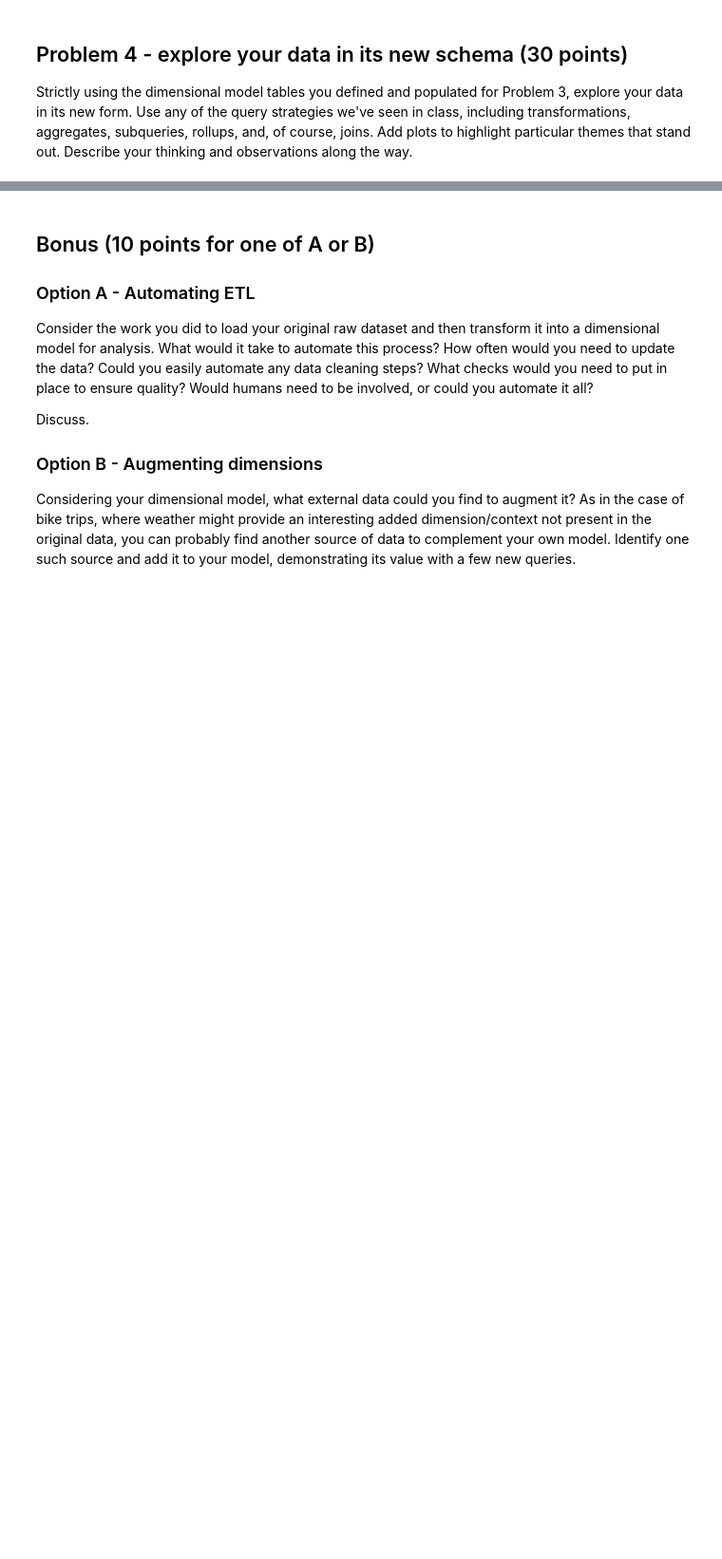
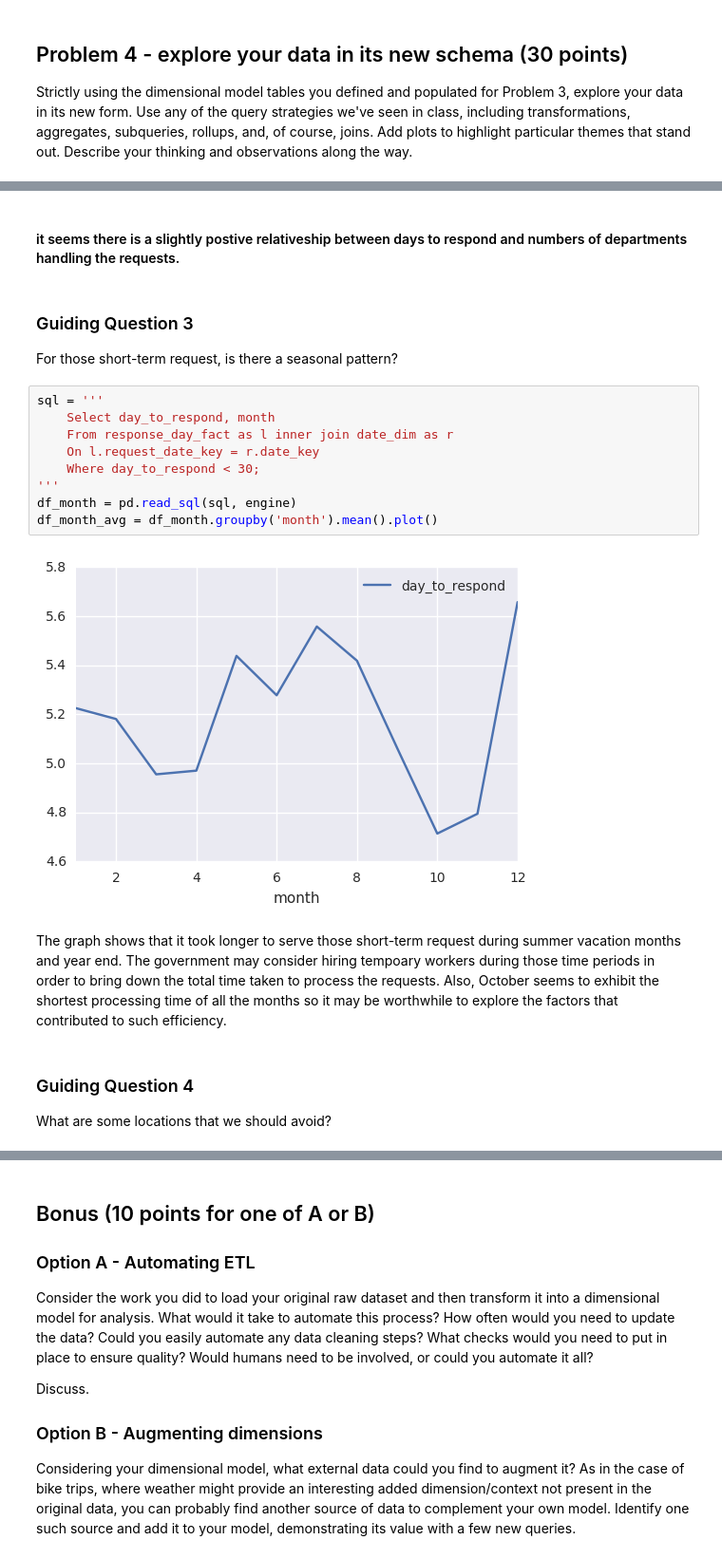
Before and after one commit to zhengweifz/istm-6212, a Jupyter notebook: project-02.ipynb, the cells around one changed output, grey strips where cells are left out. Shown at 95% size. Drawn from its saved outputs; the diff is of its cells as text; blank space fills up the shorter version.

```diff
--- a/project-02.ipynb
+++ b/project-02.ipynb
@@ -175,0 +604,22 @@ Strictly using the dimensional model tables you defined and populated for Proble
+# %% [markdown]
+#### it seems there is a  slightly postive relativeship between days to respond and numbers of departments handling the requests.
+# %% [markdown]
+### Guiding Question 3
+For those short-term request, is there a seasonal pattern?
+# %%
+sql = '''
+    Select day_to_respond, month
+    From response_day_fact as l inner join date_dim as r
+    On l.request_date_key = r.date_key
+    Where day_to_respond < 30;
+'''
+df_month = pd.read_sql(sql, engine)
+df_month_avg = df_month.groupby('month').mean().plot()
+# %% [output]
+[figure, added]
+# %% [markdown]
+The graph shows that it took longer to serve those short-term request during summer vacation months and year end.
+The government may consider hiring tempoary workers during those time periods in order to bring down the total time taken to process the requests. Also, October seems to exhibit the shortest processing time of all the months so it may be worthwhile to explore the factors that contributed to such efficiency.
+# %% [markdown]
+### Guiding Question 4
+What are some locations that we should avoid?
```
Also changed, not shown: parts of 88 cells of this notebook.
